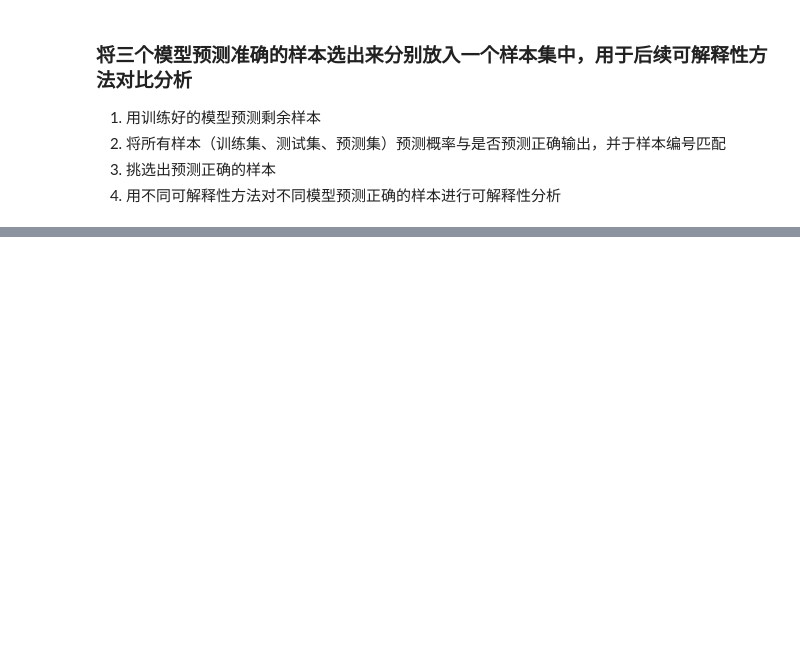
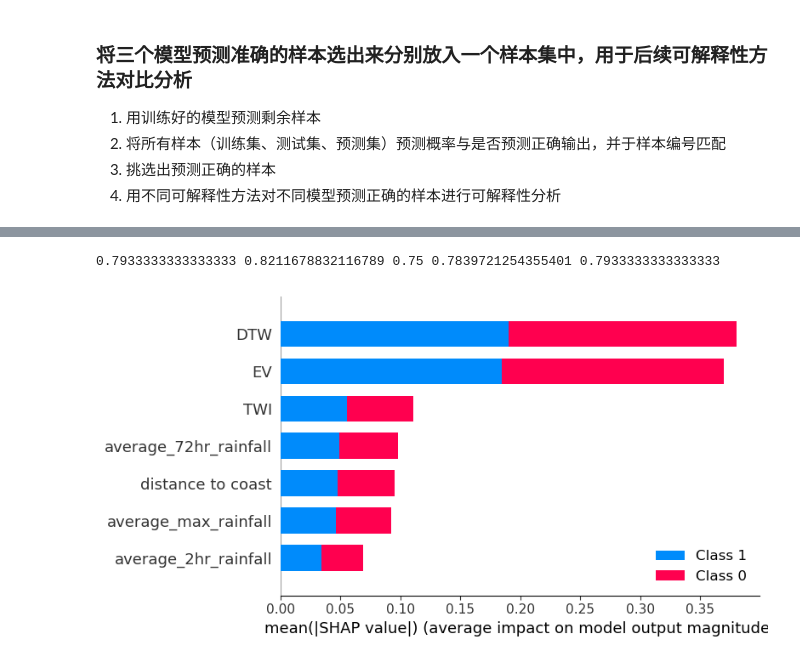
Before and after one commit to JiqiangXIE/Interpretable_ML_UFSM, a Jupyter notebook: Interpretable_ML_for_UFSM/code/interpretation methods comparision/interpretation methods comparision_230523.ipynb, the cells around one changed output, grey strips where cells are left out. Cells and saved outputs as stored; diff of their text form; code cells hidden in the pictures; blank space fills up the shorter version.

```diff
--- a/Interpretable_ML_for_UFSM/code/interpretation methods comparision/interpretation methods comparision_230523.ipynb
+++ b/Interpretable_ML_for_UFSM/code/interpretation methods comparision/interpretation methods comparision_230523.ipynb
@@ -458,0 +1328,27 @@ output_train_mlp.to_csv('output_train_mlp.csv', index=False)
+# %%
+# XGB_CHATGPT
+
+# Define the hyperparameters to tune
+params = {
+    'max_depth': [3, 5, 7],
+    'learning_rate': [0.1, 0.01],
+    'n_estimators': [50, 100, 200],
+    'subsample': [0.8, 1.0],
+    'colsample_bytree': [0.8, 1.0],
+}
+
+# Create an XGBoost classifier object
+clf = xgb.XGBClassifier()
+
+# Use GridSearchCV to find the best hyperparameters
+grid_search = GridSearchCV(clf, param_grid=params)
+grid_search.fit(X_train, Y_train)
+
+# Train the model with the best hyperparameters
+best_clf = grid_search.best_estimator_
+best_clf.fit(X_train, Y_train)
+
+# Evaluate the model on the testing set
+Y_pred = best_clf.predict(X_test)
+accuracy = accuracy_score(Y_test, Y_pred)
+print("Accuracy:", accuracy)
@@ -458,0 +1495,36 @@ output_train_mlp.to_csv('output_train_mlp.csv', index=False)
+# %%
+# xgboost模型性能评估
+# 准确率
+y_true = Y_test
+y_pred_xgb2 = xgb_model2.predict(X_test)
+accuracy_xgb2 = accuracy_score(y_true, y_pred_xgb2)
+
+# 精确度
+precision_xgb2 = precision_score(y_true, y_pred_xgb2)
+
+# 召回率
+recall_xgb2 = recall_score(y_true, y_pred_xgb2)
+
+# F1分数
+f1_xgb2 = f1_score(y_true, y_pred_xgb2)
+
+# ROC-AUC分数
+roc_auc_xgb2 = roc_auc_score(y_true, y_pred_xgb2)
+
+print(accuracy_xgb2, precision_xgb2, recall_xgb2, f1_xgb2, roc_auc_xgb2)
+# %% [output]
+0.7933333333333333 0.8211678832116789 0.75 0.7839721254355401 0.7933333333333333
+# %%
+shap.summary_plot(shap_values, X)
+# shap.dependence_plot("Age", shap_values, X)
+#shap.dependence_plot("Sex", shap_values, X, display_features=X_display)
+# shap.dependence_plot("Systolic BP", shap_values, X, show=False)
+# pl.xlim(80,225)
+# pl.show()
+# shap.dependence_plot("Poverty index", shap_values, X)
+
+# shap.dependence_plot("White blood cells", shap_values, X, display_features=X_display, show=False)
+# pl.xlim(2,15)
+# pl.show()
+# %% [output]
+[figure, added]
```
Also changed, not shown: parts of 58 cells of this notebook.
